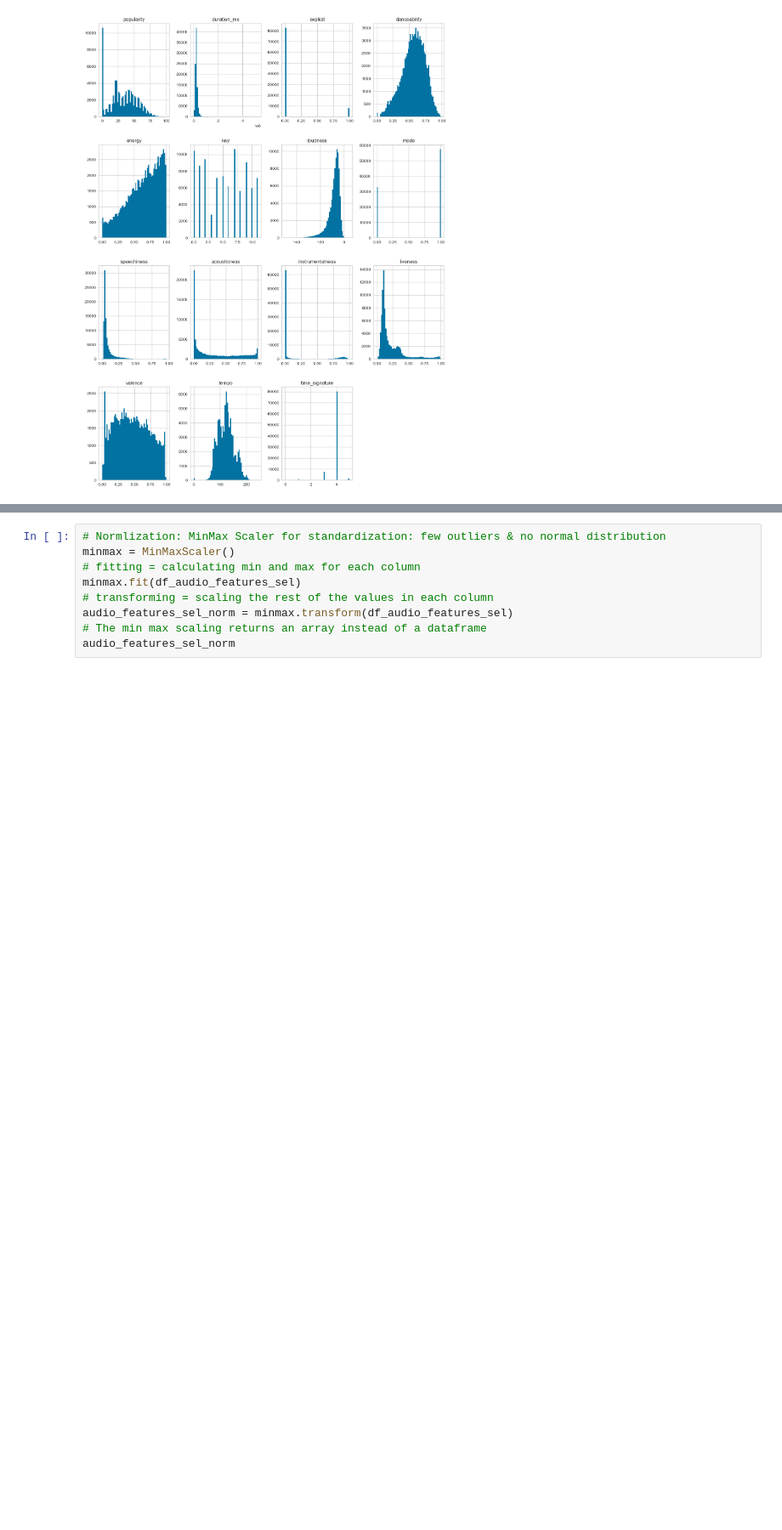
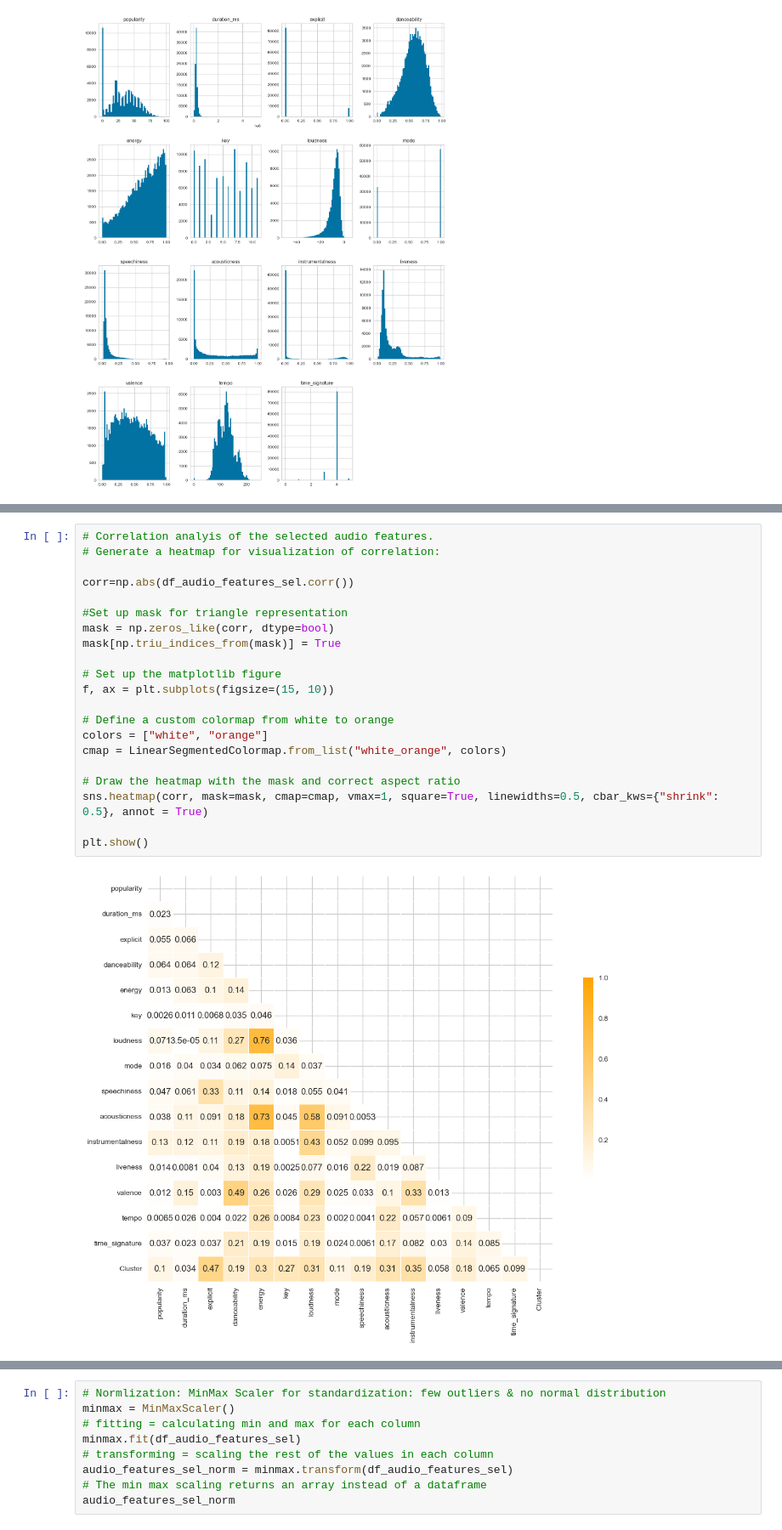
Before and after one commit to TimoLischke/Gnod_Timo, a Jupyter notebook: notebooks/modelling.ipynb, the cells around one changed output, grey strips where cells are left out. Shown at 85% size. Drawn from its saved outputs; the diff is of its cells as text; blank space fills up the shorter version.

```diff
--- a/notebooks/modelling.ipynb
+++ b/notebooks/modelling.ipynb
@@ -171,0 +192,23 @@ Preparation for modelling
+# %%
+# Correlation analyis of the selected audio features.
+# Generate a heatmap for visualization of correlation:
+
+corr=np.abs(df_audio_features_sel.corr())
+
+#Set up mask for triangle representation
+mask = np.zeros_like(corr, dtype=bool)
+mask[np.triu_indices_from(mask)] = True
+
+# Set up the matplotlib figure
+f, ax = plt.subplots(figsize=(15, 10))
+
+# Define a custom colormap from white to orange
+colors = ["white", "orange"]
+cmap = LinearSegmentedColormap.from_list("white_orange", colors)
+
+# Draw the heatmap with the mask and correct aspect ratio
+sns.heatmap(corr, mask=mask, cmap=cmap, vmax=1, square=True, linewidths=0.5, cbar_kws={"shrink": 0.5}, annot = True)
+
+plt.show()
+# %% [output]
+[figure, added]
```
Also changed, not shown: parts of 45 cells of this notebook, 1 other file.
